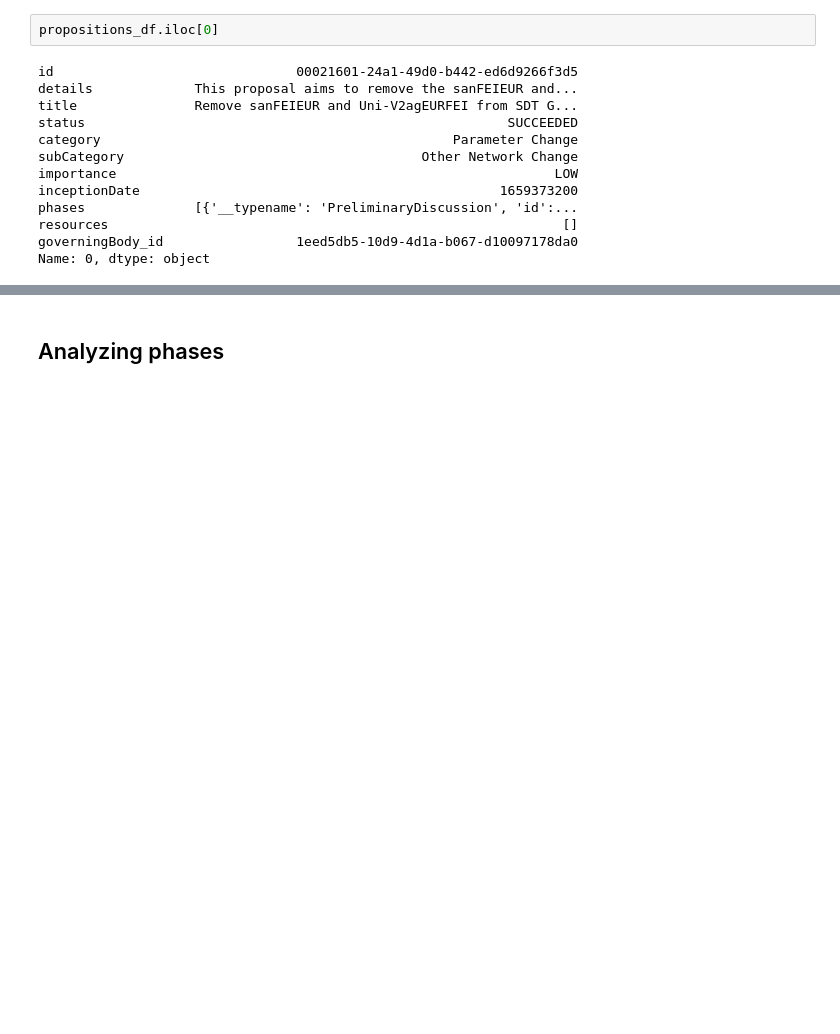
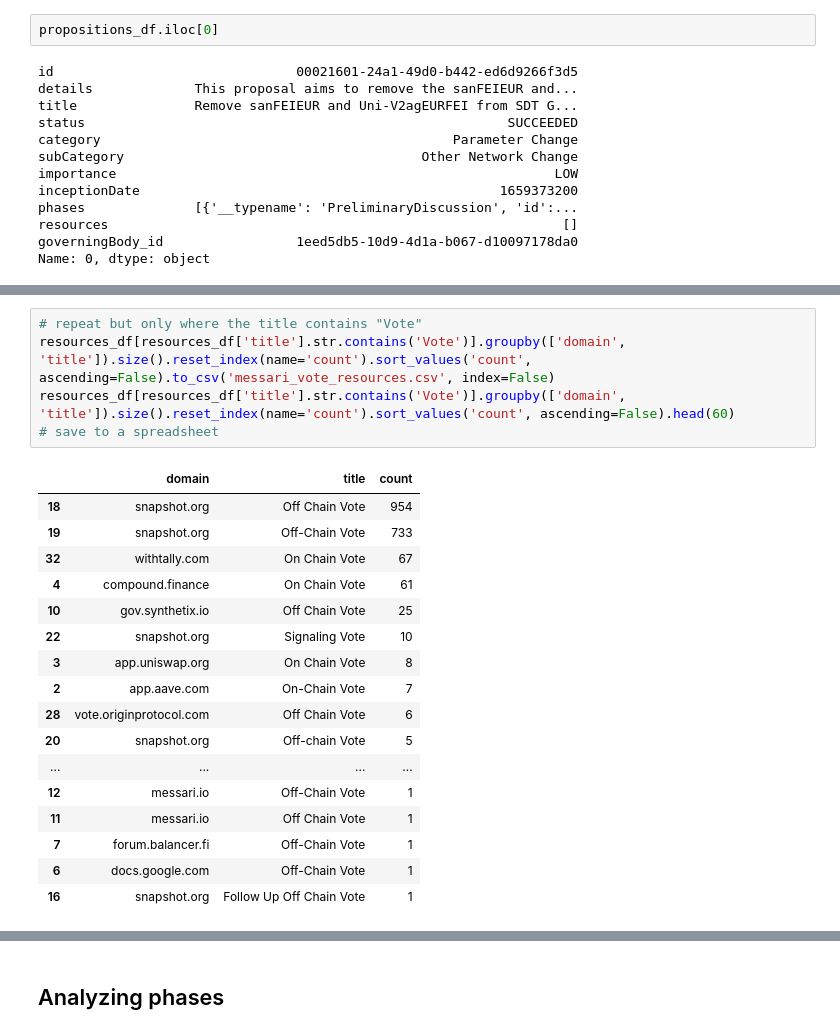
Before and after one commit to daviddavo/daos-verano, a Jupyter notebook: 2023-06-21 - Messari Investigation.ipynb, the cells around one changed output, grey strips where cells are left out. Saved outputs shown, nothing was run; the diff lists cells and outputs as text; blank space fills up the shorter version.

```diff
--- a/2023-06-21 - Messari Investigation.ipynb
+++ b/2023-06-21 - Messari Investigation.ipynb
@@ -214,0 +365,23 @@ propositions_df_without_phases.head()
+# %%
+# repeat but only where the title contains "Vote"
+resources_df[resources_df['title'].str.contains('Vote')].groupby(['domain', 'title']).size().reset_index(name='count').sort_values('count', ascending=False).to_csv('messari_vote_resources.csv', index=False)
+resources_df[resources_df['title'].str.contains('Vote')].groupby(['domain', 'title']).size().reset_index(name='count').sort_values('count', ascending=False).head(60)
+# save to a spreadsheet
+# %% [output]
+|  | domain | title | count |
+| 18 | snapshot.org | Off Chain Vote | 954 |
+| 19 | snapshot.org | Off-Chain Vote | 733 |
+| 32 | withtally.com | On Chain Vote | 67 |
+| 4 | compound.finance | On Chain Vote | 61 |
+| 10 | gov.synthetix.io | Off Chain Vote | 25 |
+| 22 | snapshot.org | Signaling Vote | 10 |
+| 3 | app.uniswap.org | On Chain Vote | 8 |
+| 2 | app.aave.com | On-Chain Vote | 7 |
+| 28 | vote.originprotocol.com | Off Chain Vote | 6 |
+| 20 | snapshot.org | Off-chain Vote | 5 |
+| ... | ... | ... | ... |
+| 12 | messari.io | Off-Chain Vote | 1 |
+| 11 | messari.io | Off Chain Vote | 1 |
+| 7 | forum.balancer.fi | Off-Chain Vote | 1 |
+| 6 | docs.google.com | Off-Chain Vote | 1 |
+| 16 | snapshot.org | Follow Up Off Chain Vote | 1 |
```
Also changed, not shown: parts of 17 cells of this notebook, 3 other files.
